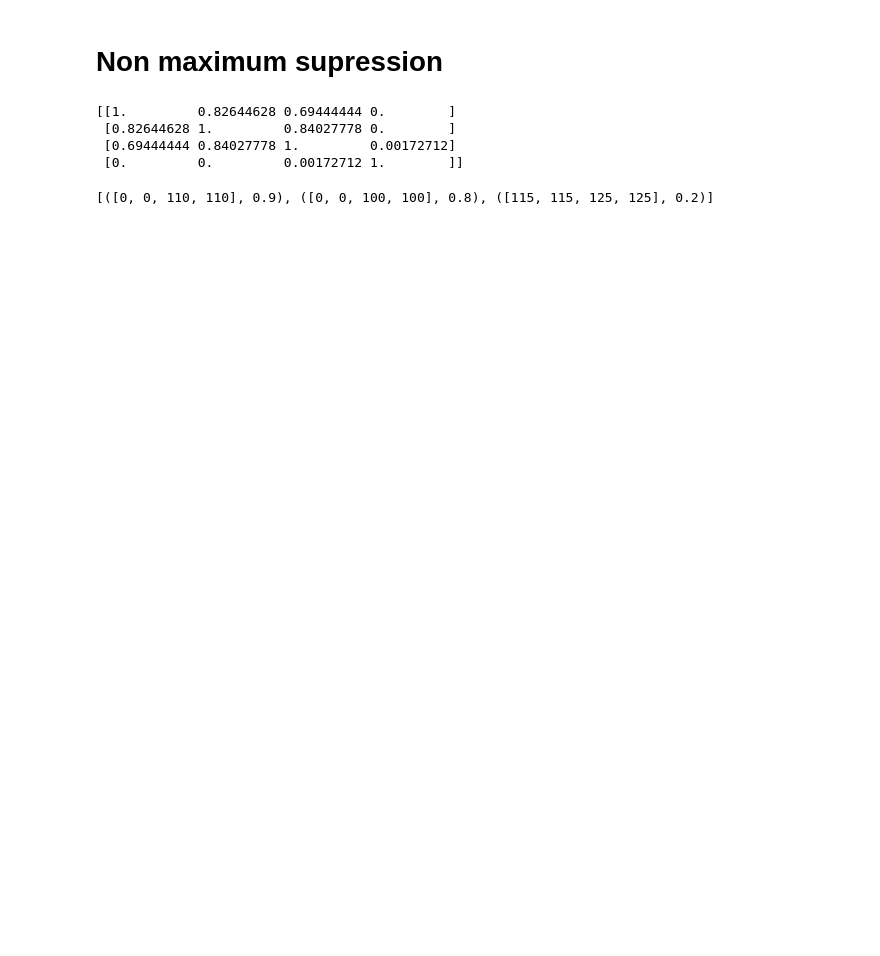
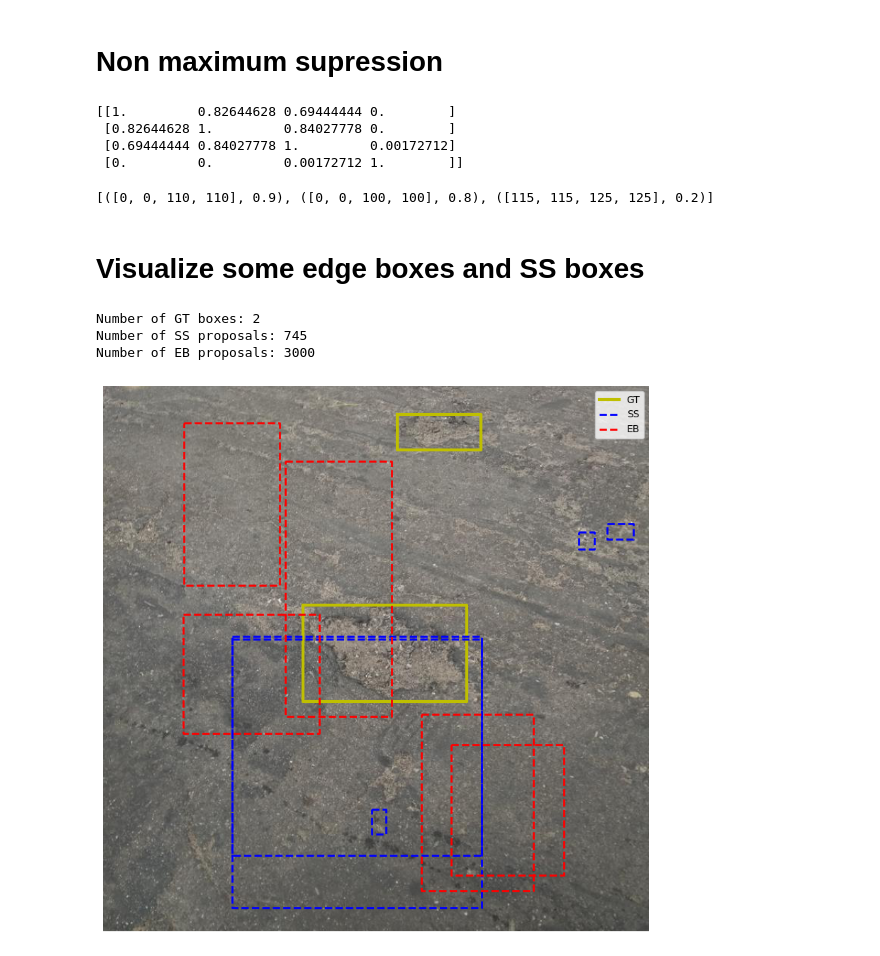
Before and after one commit to oe-andreas/02516, a Jupyter notebook: Object detection/test_oe.ipynb, the cells around one changed output. Drawn from its saved outputs; the diff is of its cells as text; code cells hidden in the pictures; blank space fills up the shorter version.

```diff
--- a/Object detection/test_oe.ipynb
+++ b/Object detection/test_oe.ipynb
@@ -185,3 +192,56 @@ non_maximum_suppression(list(zip(test_boxes, ps)), 0.84)
  [0.69444444 0.84027778 1.         0.00172712]
  [0.         0.         0.00172712 1.        ]]
 [([0, 0, 110, 110], 0.9), ([0, 0, 100, 100], 0.8), ([115, 115, 125, 125], 0.2)]
+# %% [markdown]
+# Visualize some edge boxes and SS boxes
+# %%
+from utils import parse_xml
+import os
+import random
+
+img = 'img-9'
+
+with open(os.path.join('Potholes', 'annotated-images', img + '.xml')) as f:
+    GT_boxes = parse_xml(f)
+
+print(f'Number of GT boxes: {len(GT_boxes)}')
+
+SS_boxes = get_ss_proposals(img)
+EB_boxes = get_eb_proposals(img)
+print(f'Number of SS proposals: {len(SS_boxes)}')
+print(f'Number of EB proposals: {len(EB_boxes)}')
+
+image = plt.imread(os.path.join('Potholes', 'annotated-images', img + '.jpg'))
+
+#show image
+plt.figure(figsize=(10, 10))
+plt.imshow(image)
+
+
+# Plot GT boxes
+for box in GT_boxes:
+    plt.plot([box[0], box[2], box[2], box[0], box[0]], [box[1], box[1], box[3], box[3], box[1]], 'y', linewidth=3, label='GT')
+
+# Plot SS boxes
+for box in random.sample(SS_boxes, 5):
+    plt.plot([box[0], box[2], box[2], box[0], box[0]], [box[1], box[1], box[3], box[3], box[1]], 'b--', linewidth=2, label='SS')
+
+# Plot EB boxes
+for box in random.sample(EB_boxes, 5):
+    plt.plot([box[0], box[2], box[2], box[0], box[0]], [box[1], box[1], box[3], box[3], box[1]], 'r--', linewidth=2, label='EB')
+
+# Remove duplicate labels in the legend
+handles, labels = plt.gca().get_legend_handles_labels()
+by_label = dict(zip(labels, handles))
+plt.legend(by_label.values(), by_label.keys())
+
+plt.xlim(0, image.shape[1])
+plt.ylim(image.shape[0], 0)
+plt.axis('off')
+
+plt.show()
+# %% [output]
+Number of GT boxes: 2
+Number of SS proposals: 745
+Number of EB proposals: 3000
+[figure, added]
```
Also changed, not shown: parts of 10 cells of this notebook, 1 other file.
